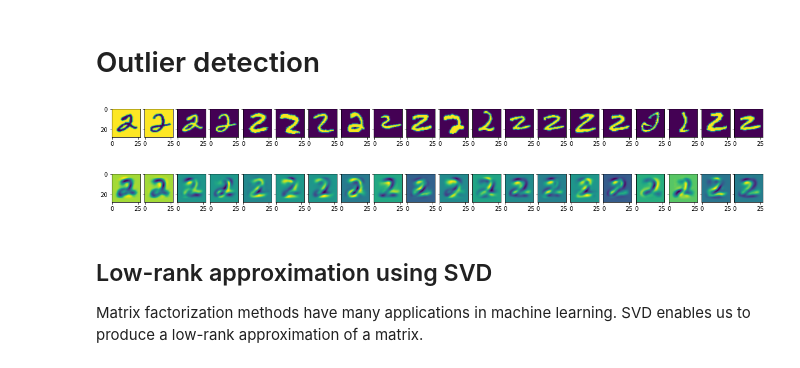
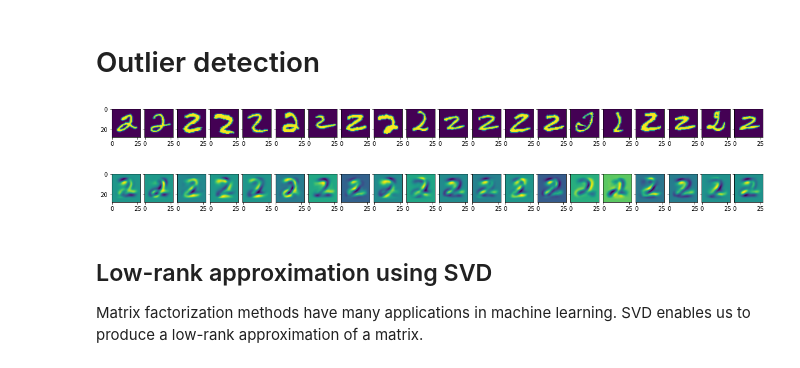
Before and after one commit to mravanba/comp451, a Jupyter notebook: PCA.ipynb, the cells around one changed output. Drawn from its saved outputs; the diff is of its cells as text; code cells hidden in the pictures.

```diff
--- a/PCA.ipynb
+++ b/PCA.ipynb
@@ -85,8 +85,8 @@ plt.plot(x[:,0], x[:,1], '.')
 s[1] = 0                                          #set the second eigenvalue 0
 xh = u @ np.diag(s) @ vt                          #to get the first projection in original coordinate system
 for i in range(N):
-    plt.plot([x[i,0], xh[i,0]], [x[i,1],xh[i,1]], '-b', alpha=.2)
-plt.axes().set_aspect('equal', 'datalim')
+    plt.plot([x[i,0], xh[i,0]], [x[i,1],xh[i,1]], '-b', alpha=.5)
+#plt.axes().set_aspect('equal', 'datalim')
 plt.title('first principal direction using SVD')
 plt.show()
 # %% [output]
@@ -100,4 +100,4 @@ Let us use PCA for 2-dimensional embedding of `MNIST` digits.
 # %%
 from sklearn.datasets import fetch_openml
 xorg, y = fetch_openml('mnist_784', version=1, return_X_y=True)
-x, y = xorg, y.astype(int)
+xm, ym = xorg.to_numpy(), y.to_numpy().astype(int)
@@ -191,18 +189,18 @@ We make several observations from the plot above:
 # %% [markdown]
 # Outlier detection
 # %%
-x = xorg[y.astype(int)==2, :][:2000,:]
-x_outliers = 1-x[:2]                          #xorg[y.astype(int)==5, :][:]
-x = np.row_stack((x_outliers,x))
-plot_digits(x[:20])
-u, s, vt = np.linalg.svd(x-np.mean(x,0))
+xo = xm[ym.astype(int)==2, :][:2000,:]
+x_outliers = 1-xo[:2]                          #xorg[y.astype(int)==5, :][:]
+x = np.row_stack((x_outliers,xo))
+plot_digits(xo[:20])
+u, s, vt = np.linalg.svd(xo-np.mean(xo,0))
 pcs = x @ vt.T
 rec = u[:,:10]@np.diag(s[:10])@vt[:10,:]
 plot_digits(rec[:20])
 plt.show()
 # %% [output]
-[figure, old version]
+[figure, new version]
-[figure, old version]
+[figure, new version]
 # %% [markdown]
 ## Low-rank approximation using SVD
 Matrix factorization methods have many applications in machine learning. SVD enables us to produce a low-rank approximation of a matrix.
```
Also changed, not shown: parts of 12 cells of this notebook, 3 other files.
